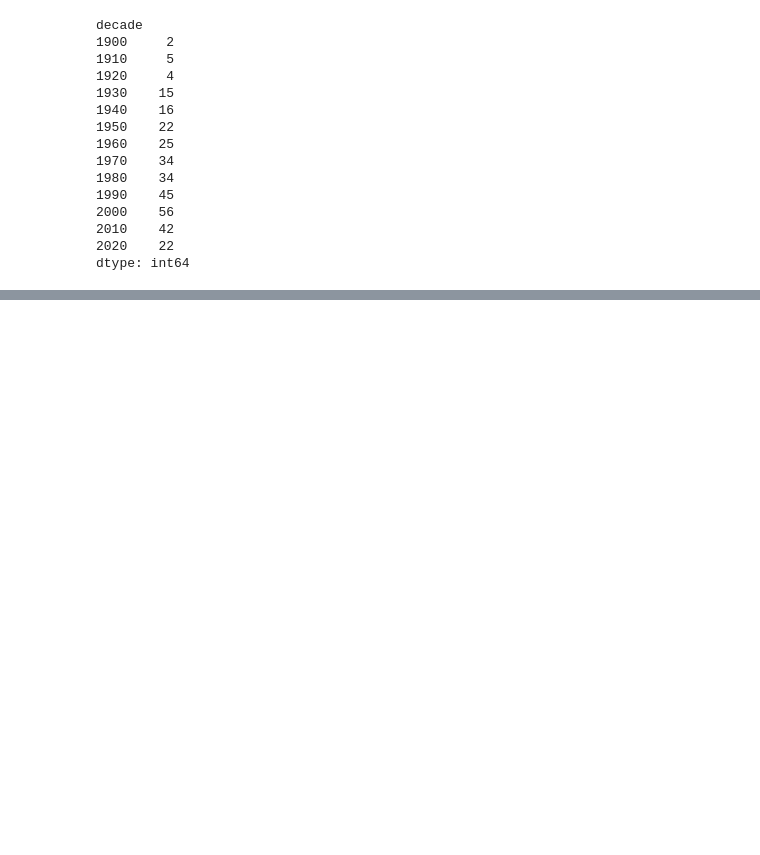
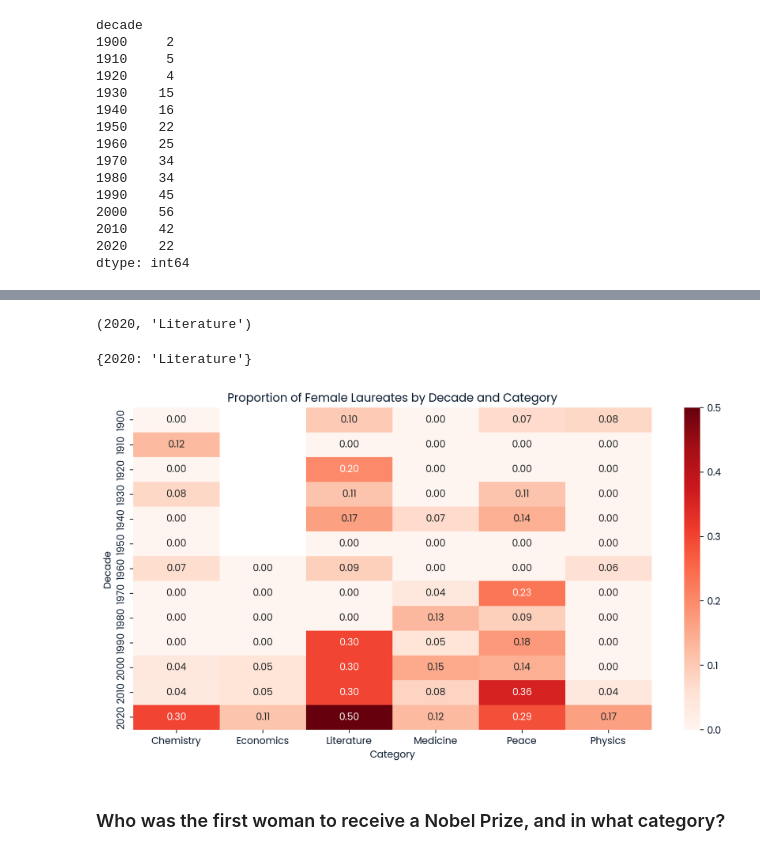
Before and after one commit to hibahdesu/Visualizing-the-History-of-Nobel-Prize-Winners, a Jupyter notebook: Analysis.ipynb, the cells around one changed output, grey strips where cells are left out. Drawn from its saved outputs; the diff is of its cells as text; code cells hidden in the pictures; blank space fills up the shorter version.

```diff
--- a/Analysis.ipynb
+++ b/Analysis.ipynb
@@ -317,0 +353,4 @@ The highest ratio of US-born Nobel Prize winners to total winners in all categor
+# %%
+# cat_combination[cat_combination['sex'] == 'Female'].sum()
+female_ratios = cat_combination['sex'].apply(lambda x: (x == 'Female').sum() / x.count())
+female_ratios
@@ -317,0 +371,22 @@ The highest ratio of US-born Nobel Prize winners to total winners in all categor
+# %%
+max_index = female_ratios.idxmax()
+max_index
+# %% [output]
+(2020, 'Literature')
+# %%
+max_female_dict = {int(max_index[0]): max_index[1]}
+max_female_dict
+# %% [output]
+{2020: 'Literature'}
+# %%
+heatmap_data = female_ratios.unstack()
+plt.figure(figsize=(12, 6))
+sns.heatmap(heatmap_data, annot=True, fmt=".2f", cmap="Reds")
+plt.title('Proportion of Female Laureates by Decade and Category')
+plt.xlabel('Category')
+plt.ylabel('Decade')
+plt.show()
+# %% [output]
+[figure, added]
+# %% [markdown]
+### Who was the first woman to receive a Nobel Prize, and in what category?
```
Also changed, not shown: parts of 17 cells of this notebook.
